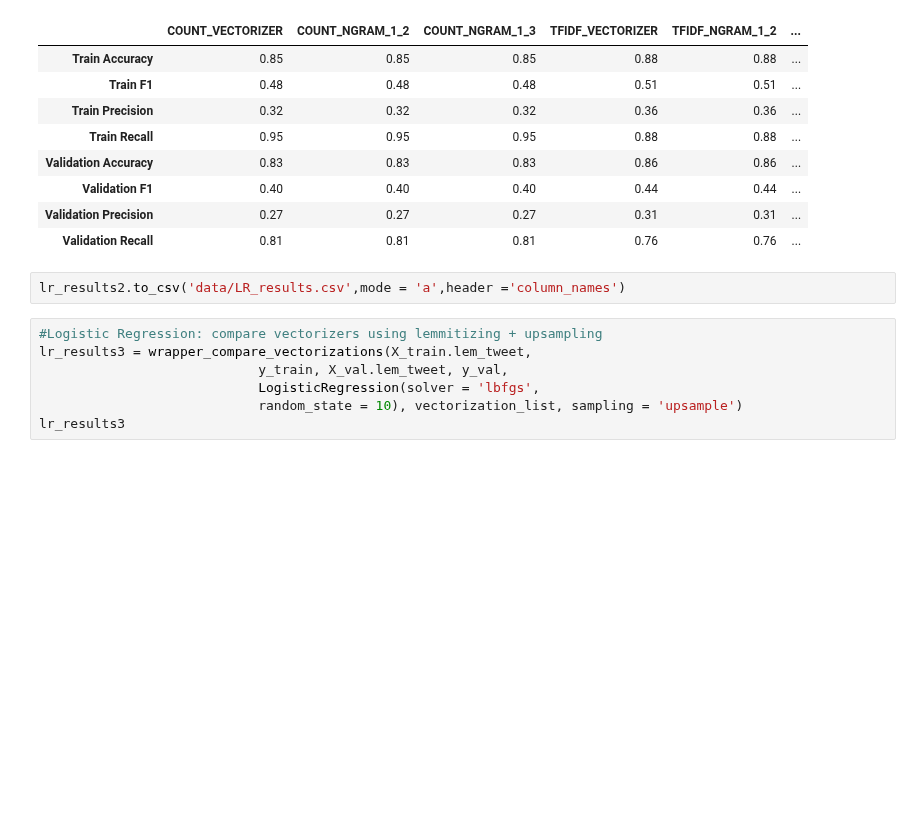
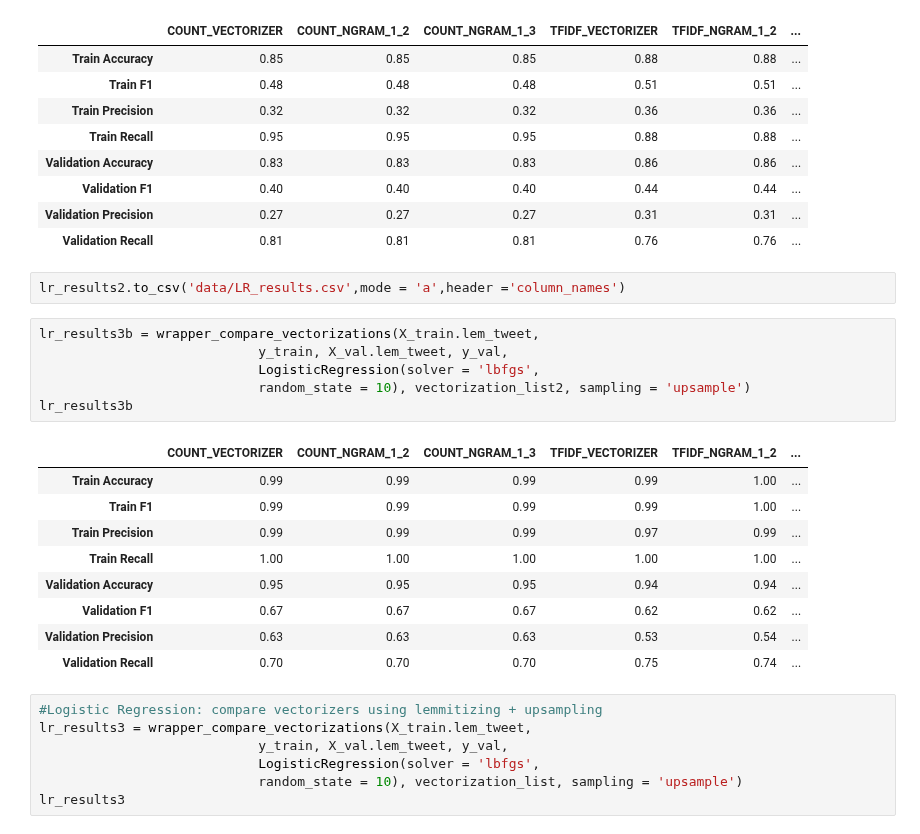
Before and after one commit to mguptaphd/Twitter-Hate-Classification-Project, a Jupyter notebook: Preliminary_Model_Comparisons.ipynb, the cells around one changed output. Cells and saved outputs as stored; diff of their text form; blank space fills up the shorter version.

```diff
--- a/Preliminary_Model_Comparisons.ipynb
+++ b/Preliminary_Model_Comparisons.ipynb
@@ -282,6 +316,22 @@ lr_results2
 | Validation Recall | 0.81 | 0.81 | 0.81 | 0.76 | 0.76 | ... |
 # %%
 lr_results2.to_csv('data/LR_results.csv',mode = 'a',header ='column_names')
+# %%
+lr_results3b = wrapper_compare_vectorizations(X_train.lem_tweet,
+                            y_train, X_val.lem_tweet, y_val,
+                            LogisticRegression(solver = 'lbfgs',
+                            random_state = 10), vectorization_list2, sampling = 'upsample')
+lr_results3b
+# %% [output]
+|  | COUNT_VECTORIZER | COUNT_NGRAM_1_2 | COUNT_NGRAM_1_3 | TFIDF_VECTORIZER | TFIDF_NGRAM_1_2 | ... |
+| Train Accuracy | 0.99 | 0.99 | 0.99 | 0.99 | 1.00 | ... |
+| Train F1 | 0.99 | 0.99 | 0.99 | 0.99 | 1.00 | ... |
+| Train Precision | 0.99 | 0.99 | 0.99 | 0.97 | 0.99 | ... |
+| Train Recall | 1.00 | 1.00 | 1.00 | 1.00 | 1.00 | ... |
+| Validation Accuracy | 0.95 | 0.95 | 0.95 | 0.94 | 0.94 | ... |
+| Validation F1 | 0.67 | 0.67 | 0.67 | 0.62 | 0.62 | ... |
+| Validation Precision | 0.63 | 0.63 | 0.63 | 0.53 | 0.54 | ... |
+| Validation Recall | 0.70 | 0.70 | 0.70 | 0.75 | 0.74 | ... |
 # %%
 #Logistic Regression: compare vectorizers using lemmitizing + upsampling
 lr_results3 = wrapper_compare_vectorizations(X_train.lem_tweet,
```
Also changed, not shown: parts of 53 cells of this notebook, 3 other files.
